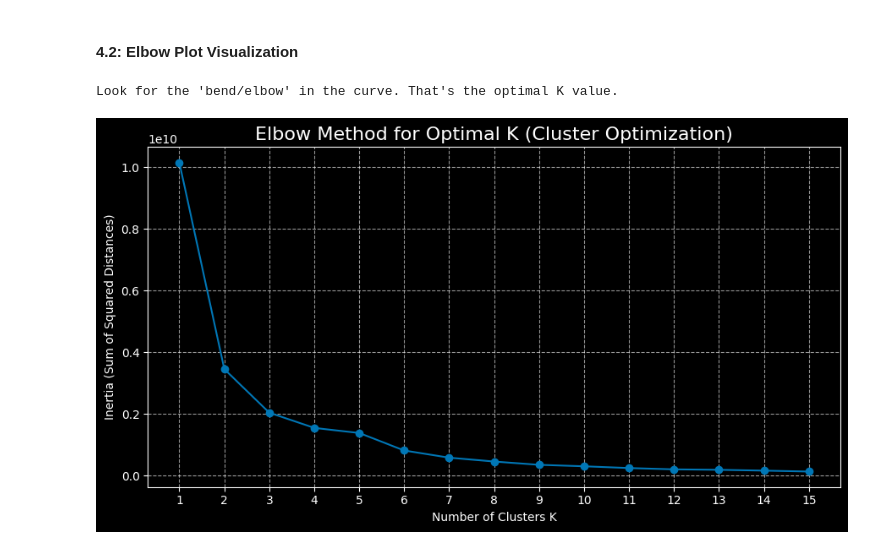
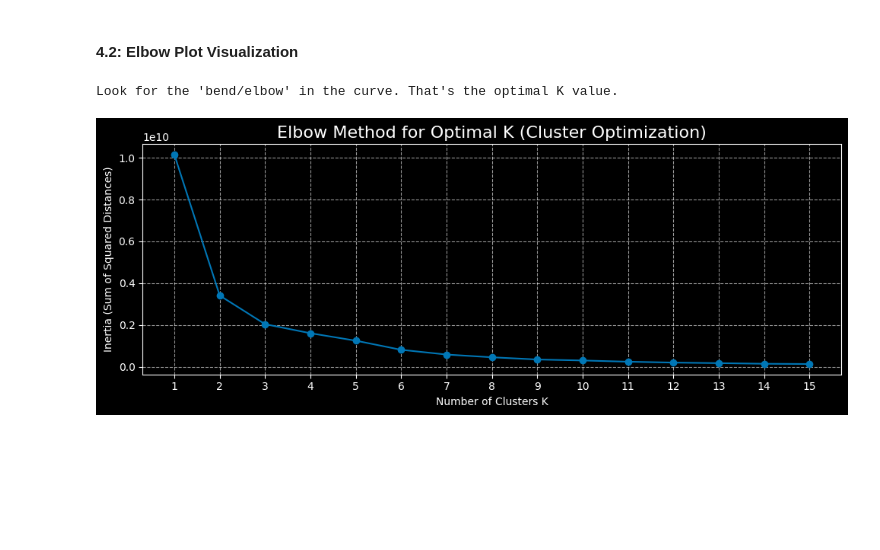
Before and after one commit to drew-1618/K-Means_image_palette_extractor, a Jupyter notebook: palette-extractor.ipynb, the cells around one changed output. Cells and saved outputs as stored; diff of their text form; code cells hidden in the pictures; blank space fills up the shorter version.

```diff
--- a/palette-extractor.ipynb
+++ b/palette-extractor.ipynb
@@ -155,19 +155,21 @@ K-Means runs completed. Inertias recorded.
 #### 4.2: Elbow Plot Visualization
 # %%
 # plot results to find the elbow point
-plt.figure(figsize=(9, 5))
+plt.figure(figsize=(10, 4))
 plt.plot(k_range, inertias, marker='o', linestyle='-', color='#0077b6')
 plt.title('Elbow Method for Optimal K (Cluster Optimization)', fontsize=16)
 plt.xlabel('Number of Clusters K')
 plt.ylabel('Inertia (Sum of Squared Distances)')
 plt.xticks(k_range)
 plt.grid(True, linestyle='--', alpha=0.6)
 
 print("Look for the 'bend/elbow' in the curve. That's the optimal K value.")
 
 plt.tight_layout()
 plt.savefig(f'{IMAGE_OUTPUT_FOLDER_PATH}/elbow_plot_{IMAGE_SRC_NAME.split(".")[0]}.png')
+# if you want to update display image for README:
+# plt.savefig(f'showcase_elbow_plot.png')
 plt.show()
 # %% [output]
 Look for the 'bend/elbow' in the curve. That's the optimal K value.
-[figure, old version]
+[figure, new version]
```
Also changed, not shown: parts of 1 cell of this notebook, 3 other files.
